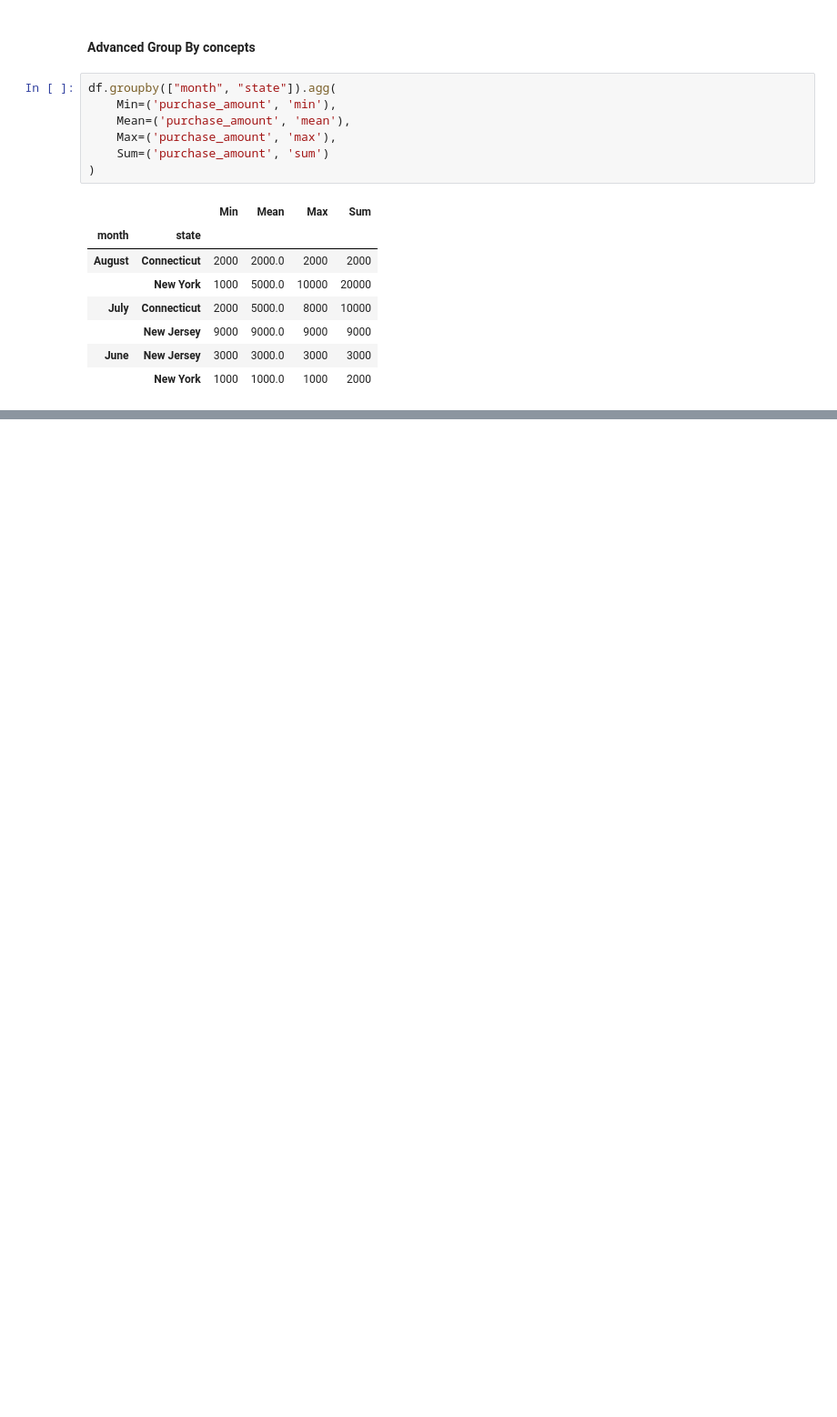
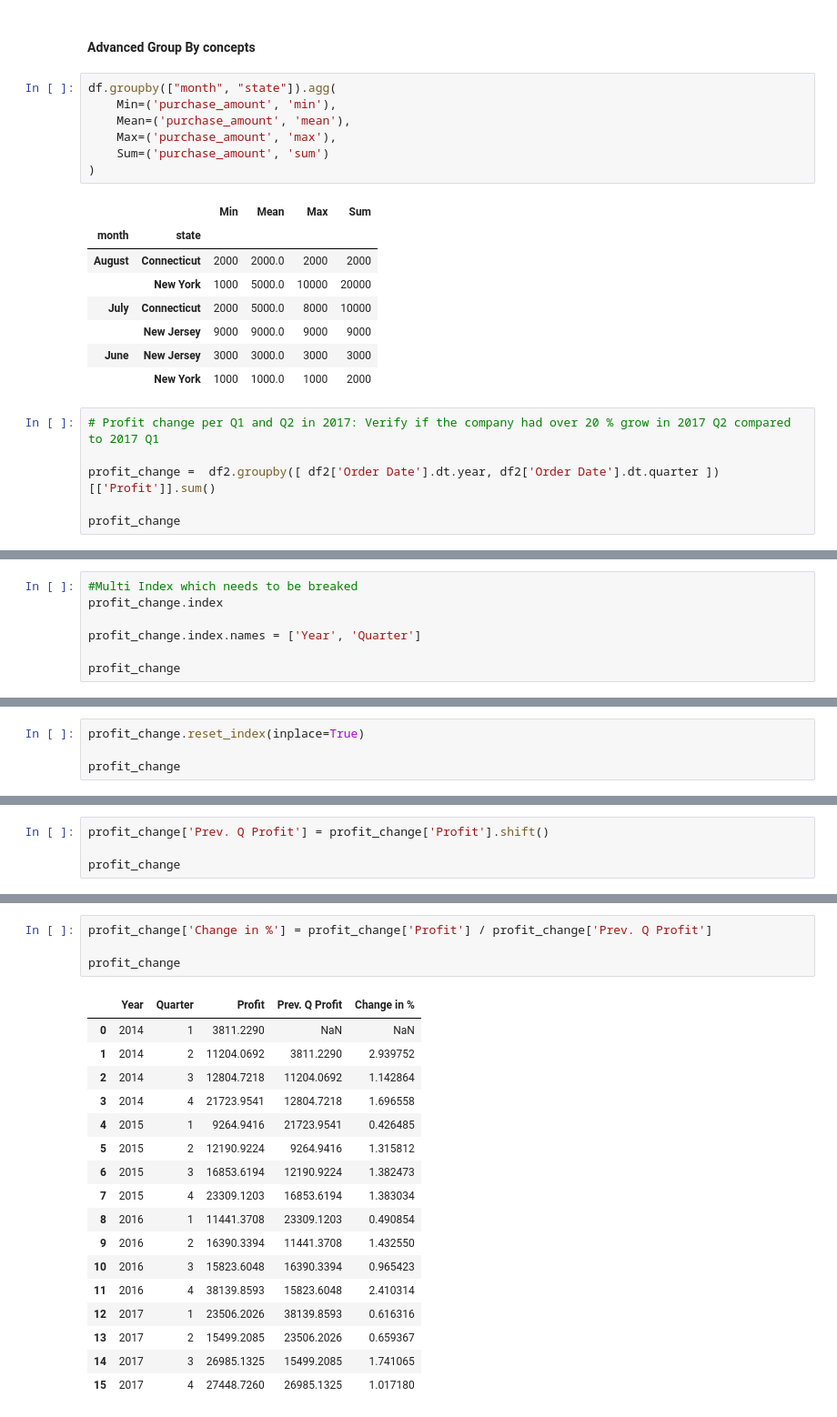
Before and after one commit to karbeto/Python101, a Jupyter notebook: pandas/pandas_groupby.ipynb, the cells around one changed output, grey strips where cells are left out. Shown: that part at 91% size. Saved outputs shown, nothing was run; the diff lists cells and outputs as text; blank space fills up the shorter version.

Commit message:
More Group By and Filtering Examples

```diff
--- a/pandas/pandas_groupby.ipynb
+++ b/pandas/pandas_groupby.ipynb
@@ -84,3 +139,9 @@ df.groupby(["month", "state"]).agg(
 |  | New Jersey | 9000 | 9000.0 | 9000 | 9000 |
 | June | New Jersey | 3000 | 3000.0 | 3000 | 3000 |
 |  | New York | 1000 | 1000.0 | 1000 | 2000 |
+# %%
+# Profit change per Q1 and Q2 in 2017: Verify if the company had over 20 % grow in 2017 Q2 compared to 2017 Q1
+
+profit_change =  df2.groupby([ df2['Order Date'].dt.year, df2['Order Date'].dt.quarter ])[['Profit']].sum()
+
+profit_change
@@ -86,0 +167,7 @@ df.groupby(["month", "state"]).agg(
+# %%
+#Multi Index which needs to be breaked
+profit_change.index
+
+profit_change.index.names = ['Year', 'Quarter']
+
+profit_change
@@ -86,0 +193,4 @@ df.groupby(["month", "state"]).agg(
+# %%
+profit_change.reset_index(inplace=True)
+
+profit_change
@@ -86,0 +217,4 @@ df.groupby(["month", "state"]).agg(
+# %%
+profit_change['Prev. Q Profit'] = profit_change['Profit'].shift()
+
+profit_change
@@ -86,0 +239,22 @@ df.groupby(["month", "state"]).agg(
+# %%
+profit_change['Change in %'] = profit_change['Profit'] / profit_change['Prev. Q Profit']
+
+profit_change
+# %% [output]
+|  | Year | Quarter | Profit | Prev. Q Profit | Change in % |
+| 0 | 2014 | 1 | 3811.2290 | NaN | NaN |
+| 1 | 2014 | 2 | 11204.0692 | 3811.2290 | 2.939752 |
+| 2 | 2014 | 3 | 12804.7218 | 11204.0692 | 1.142864 |
+| 3 | 2014 | 4 | 21723.9541 | 12804.7218 | 1.696558 |
+| 4 | 2015 | 1 | 9264.9416 | 21723.9541 | 0.426485 |
+| 5 | 2015 | 2 | 12190.9224 | 9264.9416 | 1.315812 |
+| 6 | 2015 | 3 | 16853.6194 | 12190.9224 | 1.382473 |
+| 7 | 2015 | 4 | 23309.1203 | 16853.6194 | 1.383034 |
+| 8 | 2016 | 1 | 11441.3708 | 23309.1203 | 0.490854 |
+| 9 | 2016 | 2 | 16390.3394 | 11441.3708 | 1.432550 |
+| 10 | 2016 | 3 | 15823.6048 | 16390.3394 | 0.965423 |
+| 11 | 2016 | 4 | 38139.8593 | 15823.6048 | 2.410314 |
+| 12 | 2017 | 1 | 23506.2026 | 38139.8593 | 0.616316 |
+| 13 | 2017 | 2 | 15499.2085 | 23506.2026 | 0.659367 |
+| 14 | 2017 | 3 | 26985.1325 | 15499.2085 | 1.741065 |
+| 15 | 2017 | 4 | 27448.7260 | 26985.1325 | 1.017180 |
```
Also changed, not shown: parts of 10 cells of this notebook, 1 other file.
